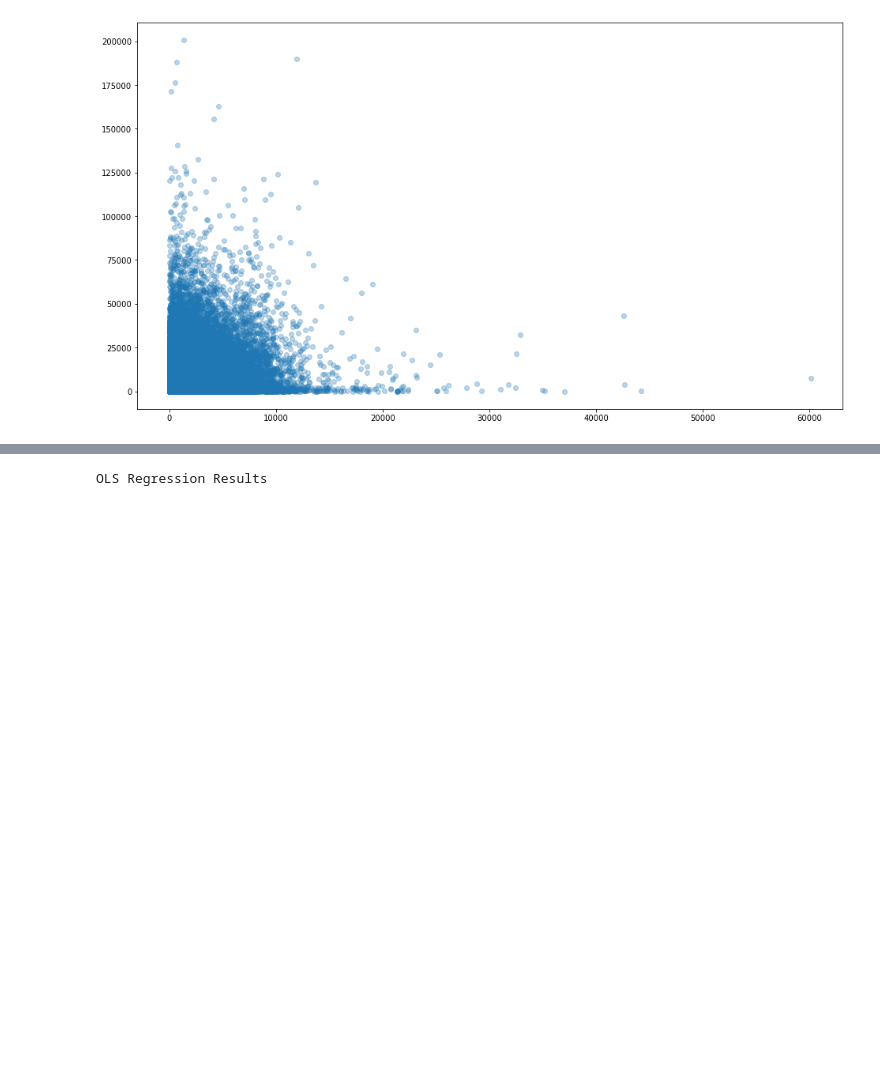
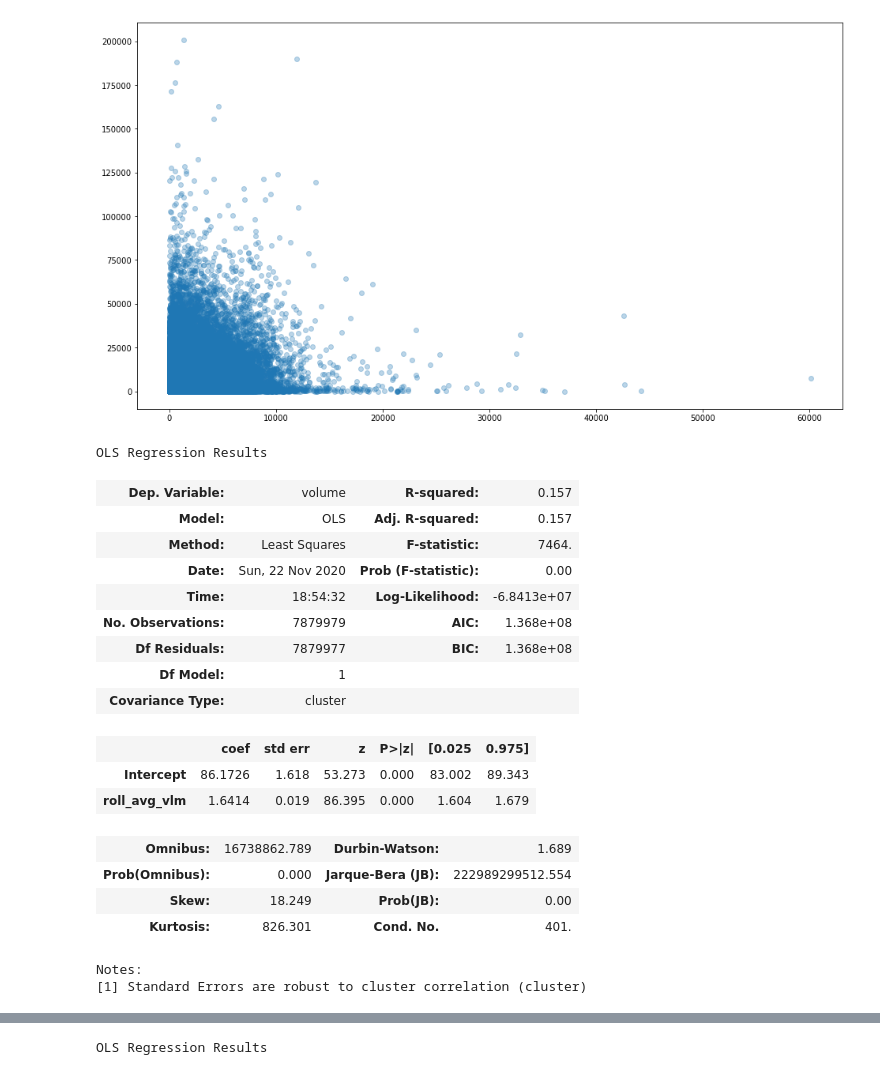
Before and after one commit to brianward92/Options, a Jupyter notebook: univariate_analysis.ipynb, the cells around one changed output, grey strips where cells are left out. Drawn from its saved outputs; the diff is of its cells as text; code cells hidden in the pictures; blank space fills up the shorter version.

```diff
--- a/univariate_analysis.ipynb
+++ b/univariate_analysis.ipynb
@@ -172,0 +180,28 @@ import statsmodels.api as sm
+# %%
+df_reg = df2[['volume','roll_avg_vlm','date','secid']].dropna()
+obj = sm.OLS.from_formula('volume ~ roll_avg_vlm', data = df_reg)
+obj_time = obj.fit(cov_type = 'cluster', cov_kwds={'groups':df_reg['date']})
+obj_enty = obj.fit(cov_type = 'cluster', cov_kwds={'groups':df_reg['secid']})
+obj_whte = obj.fit(cov_type = 'HC0')
+# %%
+obj_time.summary()
+# %% [output]
+OLS Regression Results
+| Dep. Variable: | volume | R-squared: | 0.157 |
+| Model: | OLS | Adj. R-squared: | 0.157 |
+| Method: | Least Squares | F-statistic: | 7464. |
+| Date: | Sun, 22 Nov 2020 | Prob (F-statistic): | 0.00 |
+| Time: | 18:54:32 | Log-Likelihood: | -6.8413e+07 |
+| No. Observations: | 7879979 | AIC: | 1.368e+08 |
+| Df Residuals: | 7879977 | BIC: | 1.368e+08 |
+| Df Model: | 1 |  |  |
+| Covariance Type: | cluster |  |  |
+|  | coef | std err | z | P>|z| | [0.025 | 0.975] |
+| Intercept | 86.1726 | 1.618 | 53.273 | 0.000 | 83.002 | 89.343 |
+| roll_avg_vlm | 1.6414 | 0.019 | 86.395 | 0.000 | 1.604 | 1.679 |
+| Omnibus: | 16738862.789 | Durbin-Watson: | 1.689 |
+| Prob(Omnibus): | 0.000 | Jarque-Bera (JB): | 222989299512.554 |
+| Skew: | 18.249 | Prob(JB): | 0.00 |
+| Kurtosis: | 826.301 | Cond. No. | 401. |
+Notes:
+[1] Standard Errors are robust to cluster correlation (cluster)
```
Also changed, not shown: parts of 8 cells of this notebook, 5 other files.
